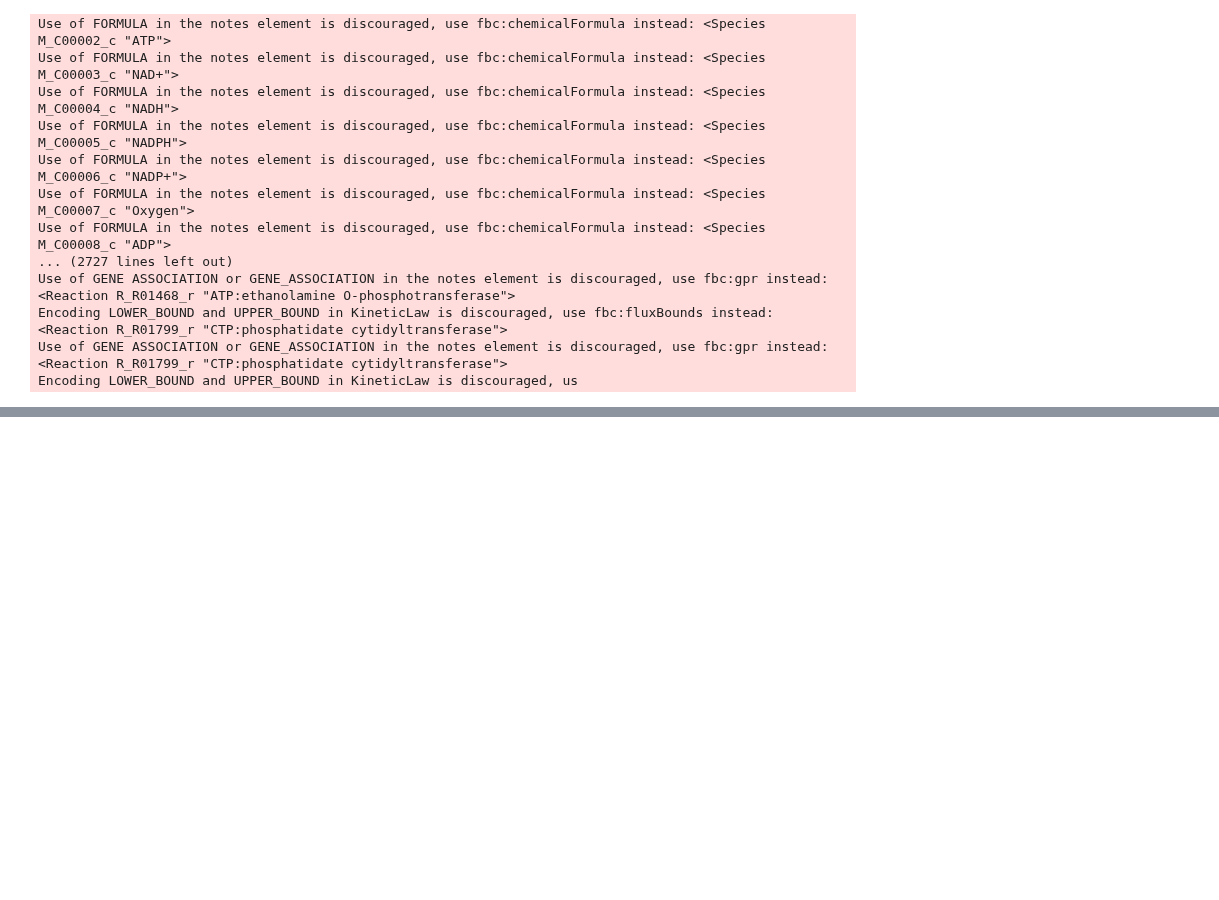
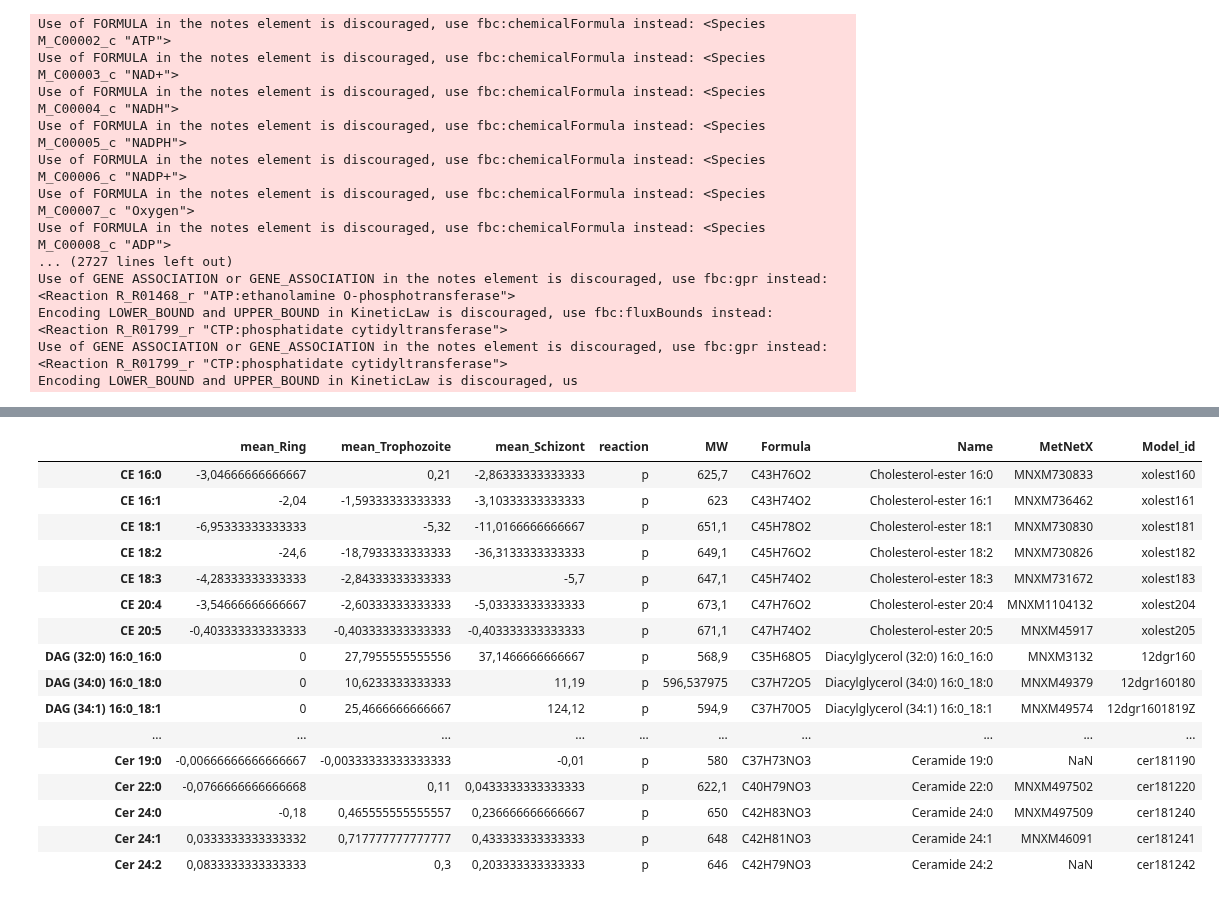
Before and after one commit to Nexia23/Plasmodium_abs_FBA, a Jupyter notebook: compare_GEMs.ipynb, the cells around one changed output, grey strips where cells are left out. Saved outputs shown, nothing was run; the diff lists cells and outputs as text; code cells hidden in the pictures; blank space fills up the shorter version.

```diff
--- a/compare_GEMs.ipynb
+++ b/compare_GEMs.ipynb
@@ -286,0 +502,4 @@ df_ex_carey#.iloc[included]
+# %%
+metas_df = pd.read_csv('Datasets/slimeR_PLs_MW.tsv',index_col=0)
+metas_df = metas_df.drop(columns=metas_df.columns[-2:])
+metas_df.index.map(SLIMEr_react_dict)
@@ -286,0 +541,20 @@ df_ex_carey#.iloc[included]
+# %%
+metas_df
+# %% [output]
+|  | mean_Ring | mean_Trophozoite | mean_Schizont | reaction | MW | Formula | Name | MetNetX | Model_id |
+| CE 16:0 | -3,04666666666667 | 0,21 | -2,86333333333333 | p | 625,7 | C43H76O2 | Cholesterol-ester 16:0 | MNXM730833 | xolest160 |
+| CE 16:1 | -2,04 | -1,59333333333333 | -3,10333333333333 | p | 623 | C43H74O2 | Cholesterol-ester 16:1 | MNXM736462 | xolest161 |
+| CE 18:1 | -6,95333333333333 | -5,32 | -11,0166666666667 | p | 651,1 | C45H78O2 | Cholesterol-ester 18:1 | MNXM730830 | xolest181 |
+| CE 18:2 | -24,6 | -18,7933333333333 | -36,3133333333333 | p | 649,1 | C45H76O2 | Cholesterol-ester 18:2 | MNXM730826 | xolest182 |
+| CE 18:3 | -4,28333333333333 | -2,84333333333333 | -5,7 | p | 647,1 | C45H74O2 | Cholesterol-ester 18:3 | MNXM731672 | xolest183 |
+| CE 20:4 | -3,54666666666667 | -2,60333333333333 | -5,03333333333333 | p | 673,1 | C47H76O2 | Cholesterol-ester 20:4 | MNXM1104132 | xolest204 |
+| CE 20:5 | -0,403333333333333 | -0,403333333333333 | -0,403333333333333 | p | 671,1 | C47H74O2 | Cholesterol-ester 20:5 | MNXM45917 | xolest205 |
+| DAG (32:0) 16:0_16:0 | 0 | 27,7955555555556 | 37,1466666666667 | p | 568,9 | C35H68O5 | Diacylglycerol (32:0) 16:0_16:0 | MNXM3132 | 12dgr160 |
+| DAG (34:0) 16:0_18:0 | 0 | 10,6233333333333 | 11,19 | p | 596,537975 | C37H72O5 | Diacylglycerol (34:0) 16:0_18:0 | MNXM49379 | 12dgr160180 |
+| DAG (34:1) 16:0_18:1 | 0 | 25,4666666666667 | 124,12 | p | 594,9 | C37H70O5 | Diacylglycerol (34:1) 16:0_18:1 | MNXM49574 | 12dgr1601819Z |
+| ... | ... | ... | ... | ... | ... | ... | ... | ... | ... |
+| Cer 19:0 | -0,00666666666666667 | -0,00333333333333333 | -0,01 | p | 580 | C37H73NO3 | Ceramide 19:0 | NaN | cer181190 |
+| Cer 22:0 | -0,0766666666666668 | 0,11 | 0,0433333333333333 | p | 622,1 | C40H79NO3 | Ceramide 22:0 | MNXM497502 | cer181220 |
+| Cer 24:0 | -0,18 | 0,465555555555557 | 0,236666666666667 | p | 650 | C42H83NO3 | Ceramide 24:0 | MNXM497509 | cer181240 |
+| Cer 24:1 | 0,0333333333333332 | 0,717777777777777 | 0,433333333333333 | p | 648 | C42H81NO3 | Ceramide 24:1 | MNXM46091 | cer181241 |
+| Cer 24:2 | 0,0833333333333333 | 0,3 | 0,203333333333333 | p | 646 | C42H79NO3 | Ceramide 24:2 | NaN | cer181242 |
```
Also changed, not shown: parts of 65 cells of this notebook.
